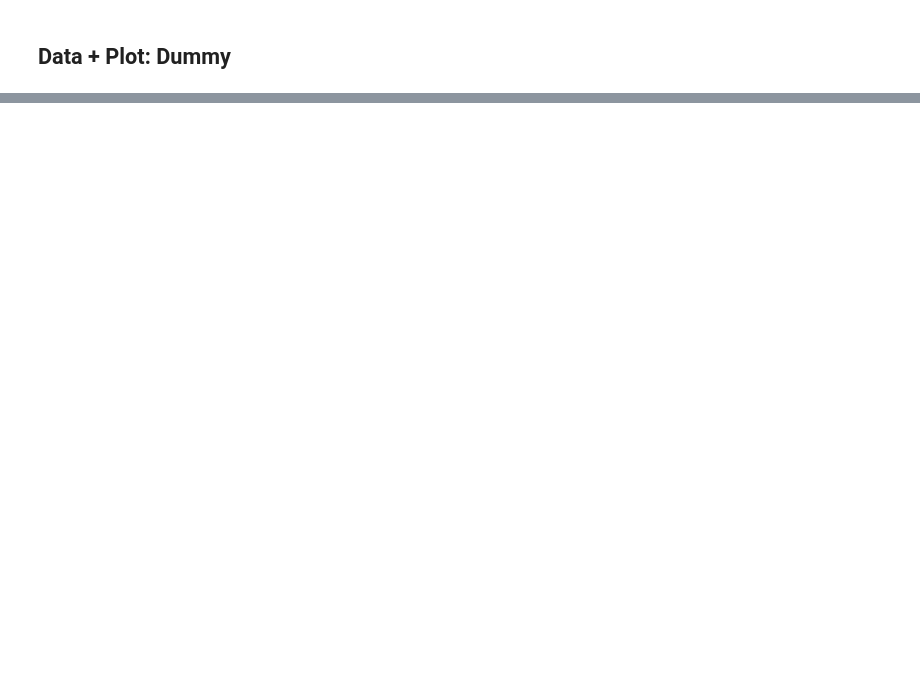
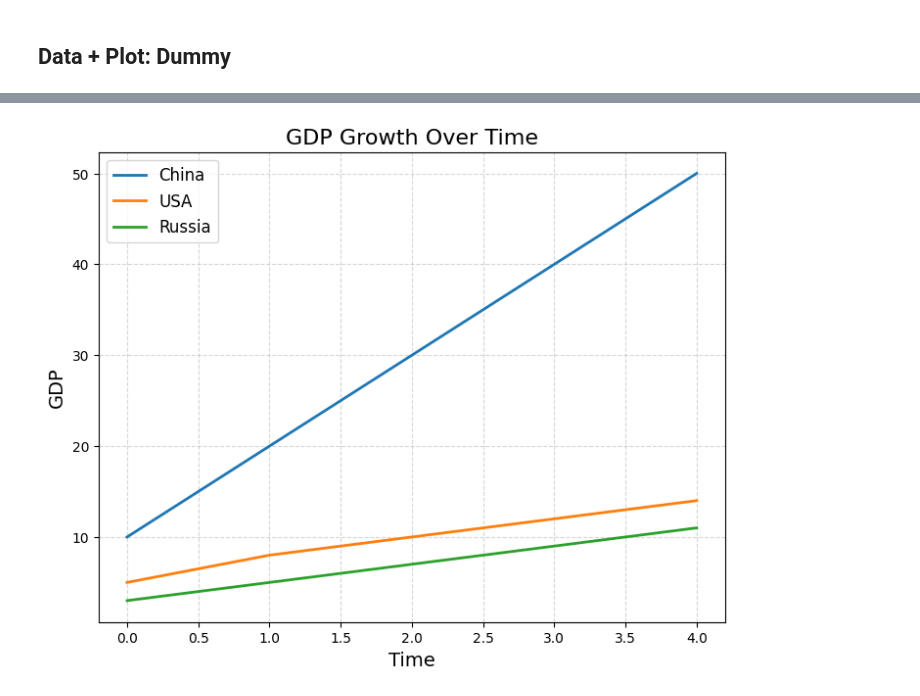
Before and after one commit to aaron-sandoval/ai-gen-papers, a Jupyter notebook: gfx/gen_data.ipynb, the cells around one changed output, grey strips where cells are left out. Saved outputs shown, nothing was run; the diff lists cells and outputs as text; code cells hidden in the pictures; blank space fills up the shorter version.

Commit message:
A plot worked. Issues with auto-reloading the `plot` module after writing to it in the nb

```diff
--- a/gfx/gen_data.ipynb
+++ b/gfx/gen_data.ipynb
@@ -54,0 +73,6 @@ print(gen_data.content[0].text)
+# %%
+import plot
+plot.plot_GDP('data/GDP_growth.csv')
+# plot.plot_GDP(fnames[-2])
+# %% [output]
+[figure, added]
```
Also changed, not shown: parts of 10 cells of this notebook, 2 other files.
